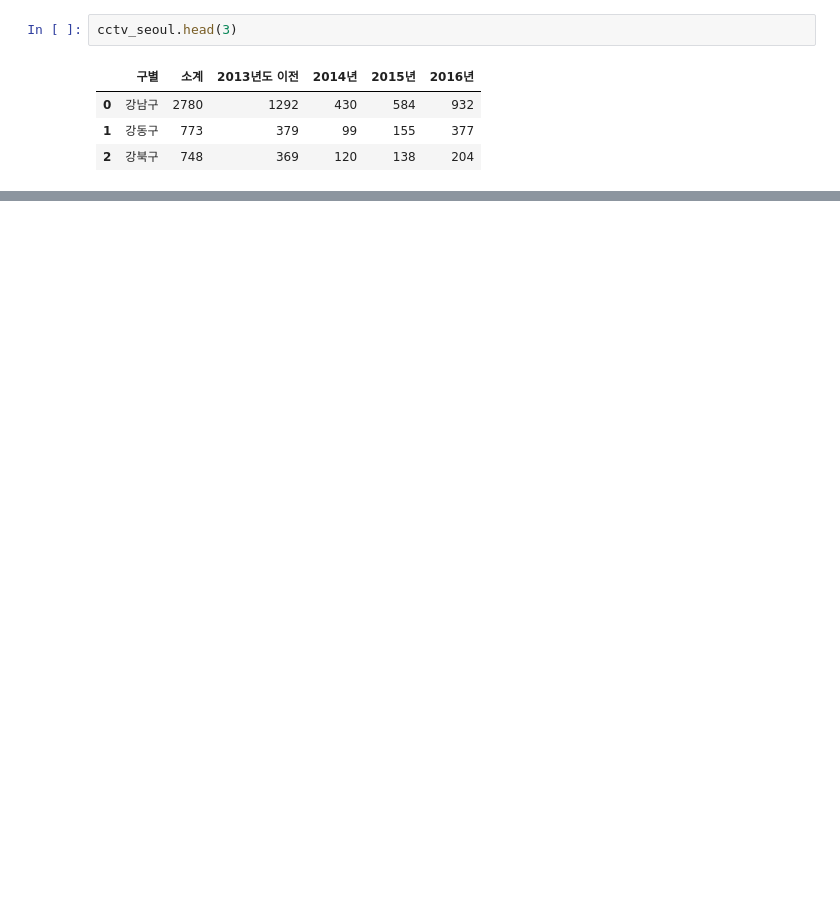
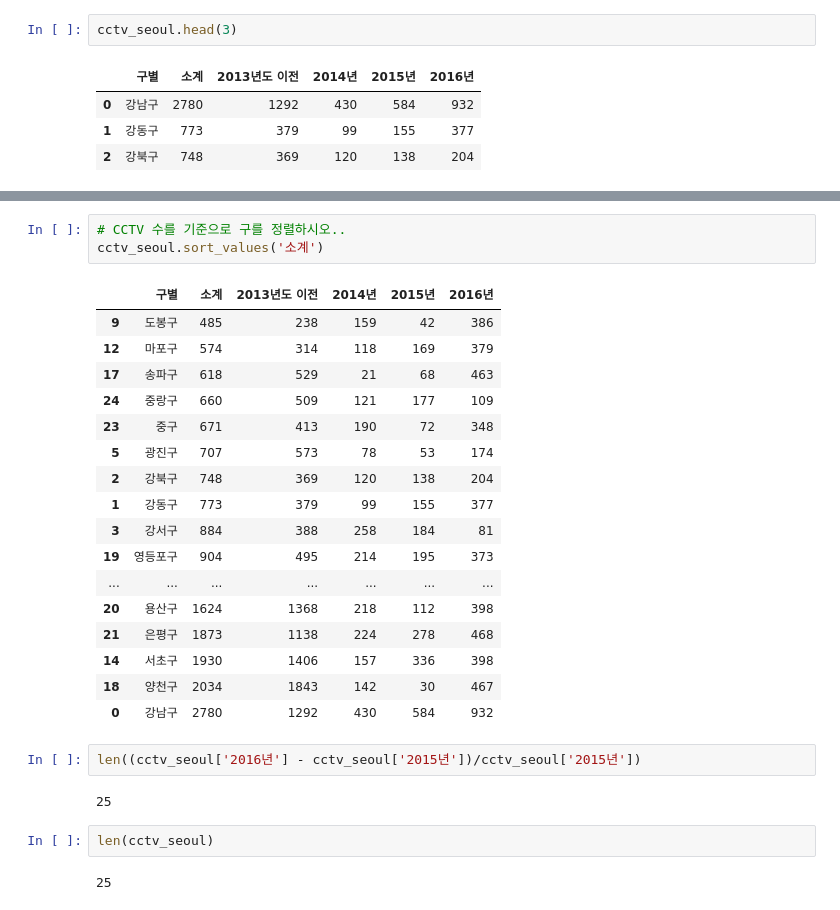
Before and after one commit to doyeon0139/JupyterNotebook, a Jupyter notebook: pandas/서울시 구별 CCTV 현황 분석.ipynb, the cells around one changed output, grey strips where cells are left out. Cells and saved outputs as stored; diff of their text form; blank space fills up the shorter version.

```diff
--- a/pandas/서울시 구별 CCTV 현황 분석.ipynb
+++ b/pandas/서울시 구별 CCTV 현황 분석.ipynb
@@ -66,0 +79,29 @@ cctv_seoul.head(3)
+# %%
+# CCTV 수를 기준으로 구를 정렬하시오..
+cctv_seoul.sort_values('소계')
+# %% [output]
+|  | 구별 | 소계 | 2013년도 이전 | 2014년 | 2015년 | 2016년 |
+| 9 | 도봉구 | 485 | 238 | 159 | 42 | 386 |
+| 12 | 마포구 | 574 | 314 | 118 | 169 | 379 |
+| 17 | 송파구 | 618 | 529 | 21 | 68 | 463 |
+| 24 | 중랑구 | 660 | 509 | 121 | 177 | 109 |
+| 23 | 중구 | 671 | 413 | 190 | 72 | 348 |
+| 5 | 광진구 | 707 | 573 | 78 | 53 | 174 |
+| 2 | 강북구 | 748 | 369 | 120 | 138 | 204 |
+| 1 | 강동구 | 773 | 379 | 99 | 155 | 377 |
+| 3 | 강서구 | 884 | 388 | 258 | 184 | 81 |
+| 19 | 영등포구 | 904 | 495 | 214 | 195 | 373 |
+| ... | ... | ... | ... | ... | ... | ... |
+| 20 | 용산구 | 1624 | 1368 | 218 | 112 | 398 |
+| 21 | 은평구 | 1873 | 1138 | 224 | 278 | 468 |
+| 14 | 서초구 | 1930 | 1406 | 157 | 336 | 398 |
+| 18 | 양천구 | 2034 | 1843 | 142 | 30 | 467 |
+| 0 | 강남구 | 2780 | 1292 | 430 | 584 | 932 |
+# %%
+len((cctv_seoul['2016년'] - cctv_seoul['2015년'])/cctv_seoul['2015년'])
+# %% [output]
+25
+# %%
+len(cctv_seoul)
+# %% [output]
+25
```
Also changed, not shown: parts of 12 cells of this notebook, 1 other file.
